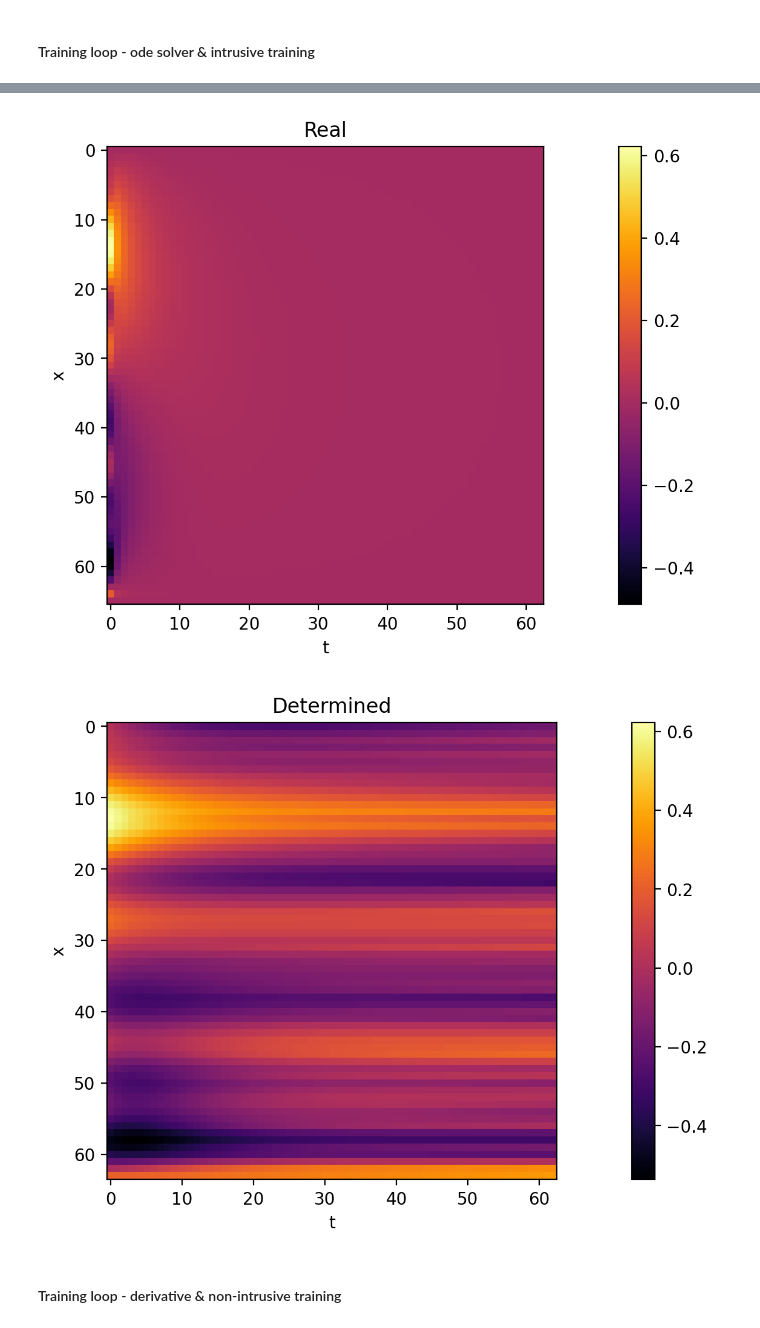
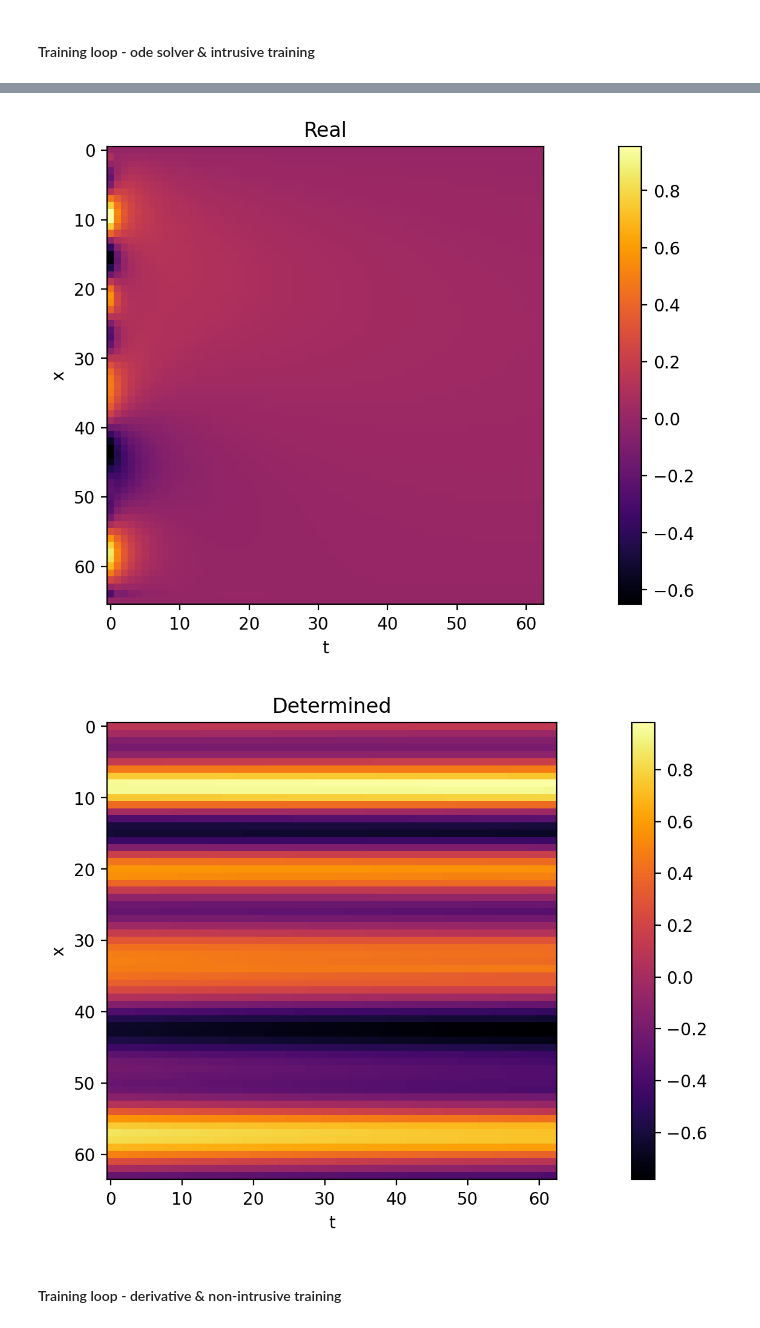
Before and after one commit to vdesgrange/closure-model, a Jupyter notebook: experiments/heat_equation_ode_solver_experiments.ipynb, the cells around one changed output, grey strips where cells are left out. Saved outputs shown, nothing was run; the diff lists cells and outputs as text; code cells hidden in the pictures.

```diff
--- a/experiments/heat_equation_ode_solver_experiments.ipynb
+++ b/experiments/heat_equation_ode_solver_experiments.ipynb
@@ -54,7 +48,7 @@ we implemented as well explicit, implicit finite-difference and finite-element s
 
 While for testing the quality of our implementation we started with the analytical solution, in the case of heat equation it is interesting to continue with the implicit finite-difference, a numerically stable solution for a large range of parameters.
 # %%
-t_max = 0.5
+t_max = 0.1
 t_min = 0.01
 x_max = 1.
 x_min = 0.
@@ -82,8 +76,8 @@ show_state(u_fd_impl, 'u_fd_impl')
 
 Several training datasets of high-dimension are generated, downsampled and compare to coarse grid solution as a point of comparison.
 # %%
-# training_set = generate_heat_training_dataset(t_max, t_min, x_max, x_min, t_n, x_n, 256, 0, './dataset/random_heat_training_set.pt')
-training_set = read_dataset('dataset/random_heat_training_set.pt')
+#training_set = generate_heat_training_dataset(t_max, t_min, x_max, x_min, t_n, x_n, 32, 0, './dataset/random_heat_training_set2.pt')
+training_set = read_dataset('dataset/random_heat_training_set2.pt')
 # %%
 def coarse_reference(t_max, t_min, x_max, x_min, t_n, x_n, dataset):
     batch_size = len(dataset)
@@ -160,7 +152,7 @@ def loss_fn(pred_x, x):
     return nn.MSELoss(reduction='sum')(pred_x, x)
 # %%
 def training_ode_solver_net(net, epochs, t_n, x_n, dataset, val_epoch=10, rands=[], downsize=0):
-    optimizer = optim.Adam(net.parameters(), lr=0.005)
+    optimizer = optim.Adam(net.parameters(), lr=0.001)
     training_batch_size = len(dataset)
     training_set_idx = np.arange(0, training_batch_size)
 
@@ -223,5 +215,5 @@ def training_ode_solver_net(net, epochs, t_n, x_n, dataset, val_epoch=10, rands=
 # %%
 %matplotlib inline
 net = HeatModel(x_n)
-F = training_ode_solver_net(net, 10, t_n, x_n, training_set[:64], 5, [], 0)
+F = training_ode_solver_net(net, 10, t_n, x_n, training_set, 5, [], 0)
 # %% [output]
@@ -243,5 +235,5 @@ Epoch 10 validation loss 5.903185
-[figure, old version]
+[figure, new version]
-[figure, old version]
+[figure, new version]
 # %%
 net2 = HeatModel(x_n)
 F2 = training_ode_solver_net(net2, 20, t_n, x_n, training_set, 10, [], 0)
```
Also changed, not shown: parts of 10 cells of this notebook, 2 other files.
